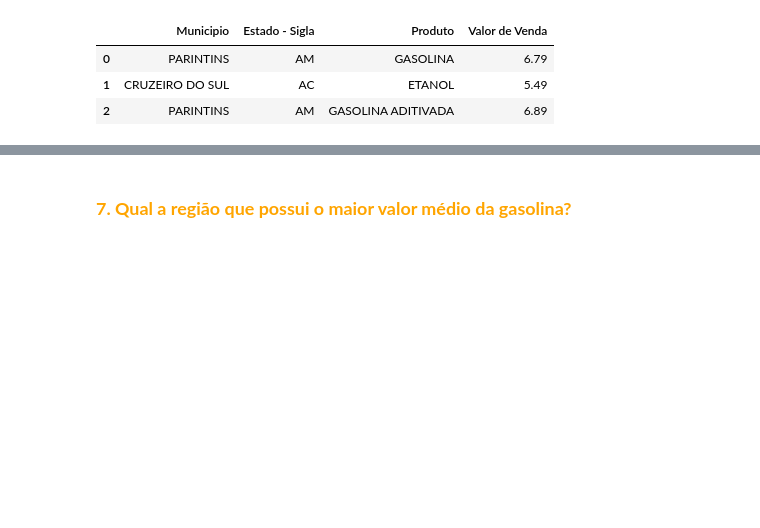
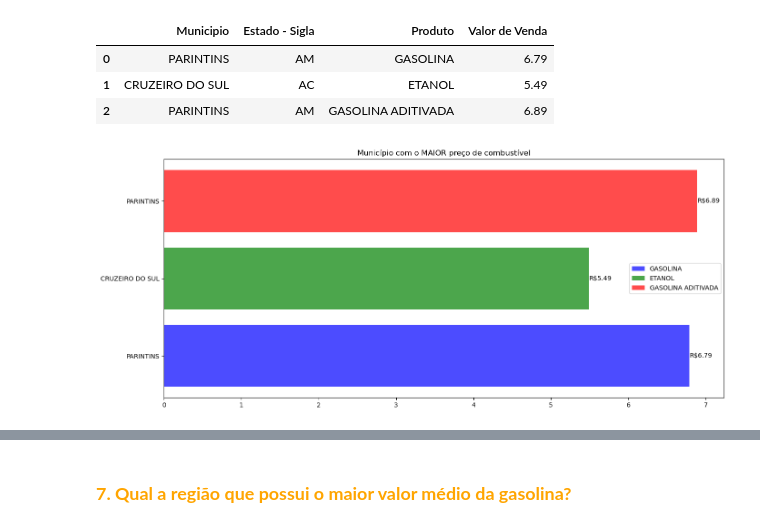
Before and after one commit to gideoni-santos/projeto-squad5-m4, a Jupyter notebook: Analise_combustiveis.ipynb, the cells around one changed output, grey strips where cells are left out. Cells and saved outputs as stored; diff of their text form; code cells hidden in the pictures; blank space fills up the shorter version.

```diff
--- a/Analise_combustiveis.ipynb
+++ b/Analise_combustiveis.ipynb
@@ -990,3 +990,26 @@ df_maiores_preco_por_combustivel
 | 0 | PARINTINS | AM | GASOLINA | 6.79 |
 | 1 | CRUZEIRO DO SUL | AC | ETANOL | 5.49 |
 | 2 | PARINTINS | AM | GASOLINA ADITIVADA | 6.89 |
+# %%
+estado_sigla_maiores_preco = df_maiores_preco_por_combustivel['Estado - Sigla']
+municipios_maiores_preco = df_maiores_preco_por_combustivel['Municipio']
+produtos = df_maiores_preco_por_combustivel['Produto']
+valores = df_maiores_preco_por_combustivel['Valor de Venda']
+cores = ['blue', 'green', 'red']  # Lista de cores para as barras
+
+plt.figure(figsize=(14, 6))
+
+# Iterar sobre os dados e plotar as barras com cores e rótulos
+for i, (produto, valor, cor) in enumerate(zip(produtos, valores, cores)):
+    plt.barh(produto, valor, color=cor, alpha=0.7, label=produto)
+    plt.text(valor, i, f'R${valor:.2f}', ha='left', va='center')  # Adicionar valor extato ao lado da barra
+
+plt.title('Município com o MAIOR preço de combustível')
+plt.legend()  # Adiciona a legenda com base nos rótulos fornecidos no loop
+
+plt.yticks(range(len(municipios_maiores_preco)), municipios_maiores_preco)
+
+plt.tight_layout()
+plt.show()
+# %% [output]
+[figure, added]
```
Also changed, not shown: parts of 1 cell of this notebook.
